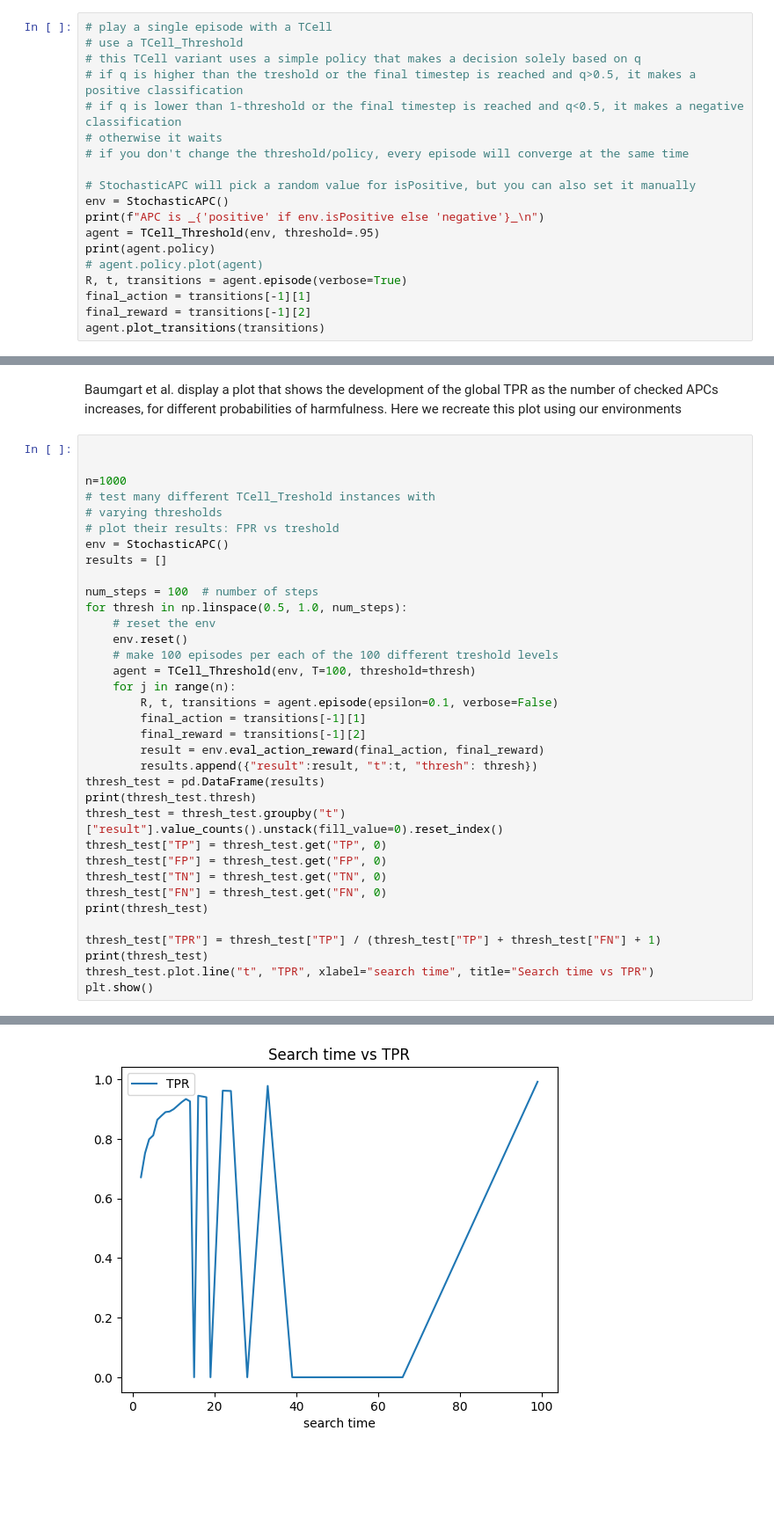
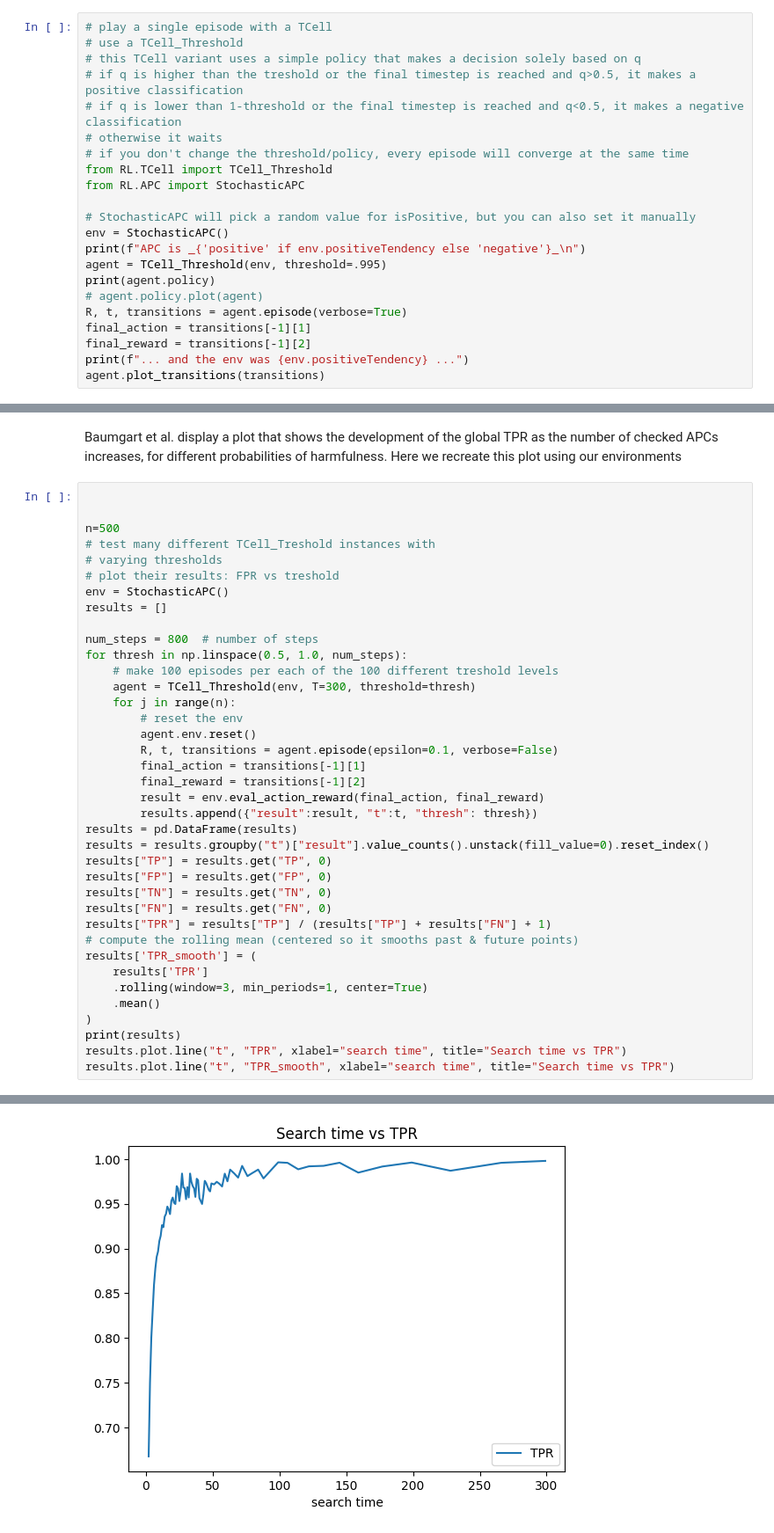
Before and after one commit to nikoczernin/tcells, a Jupyter notebook: baumgart_repro.ipynb, the cells around one changed output, grey strips where cells are left out. Shown at 88% size. Drawn from its saved outputs; the diff is of its cells as text; blank space fills up the shorter version.

```diff
--- a/baumgart_repro.ipynb
+++ b/baumgart_repro.ipynb
@@ -81,16 +82,19 @@ Since the state-space is continuous, its policy is not tabular but rather a func
 # if q is lower than 1-threshold or the final timestep is reached and q<0.5, it makes a negative classification
 # otherwise it waits
 # if you don't change the threshold/policy, every episode will converge at the same time
+from RL.TCell import TCell_Threshold
+from RL.APC import StochasticAPC
 
 # StochasticAPC will pick a random value for isPositive, but you can also set it manually
 env = StochasticAPC()
-print(f"APC is _{'positive' if env.isPositive else 'negative'}_\n")
-agent = TCell_Threshold(env, threshold=.95)
+print(f"APC is _{'positive' if env.positiveTendency else 'negative'}_\n")
+agent = TCell_Threshold(env, threshold=.995)
 print(agent.policy)
 # agent.policy.plot(agent)
 R, t, transitions = agent.episode(verbose=True)
 final_action = transitions[-1][1]
 final_reward = transitions[-1][2]
+print(f"... and the env was {env.positiveTendency} ...")
 agent.plot_transitions(transitions)
 # %% [output]
 APC is _positive_
@@ -116,36 +164,39 @@ Baumgart et al. display a plot that shows the development of the global TPR as t
 # %%
 
 
-n=1000
+n=500
 # test many different TCell_Treshold instances with
 # varying thresholds
 # plot their results: FPR vs treshold
 env = StochasticAPC()
 results = []
 
-num_steps = 100  # number of steps
+num_steps = 800  # number of steps
 for thresh in np.linspace(0.5, 1.0, num_steps):
-    # reset the env
-    env.reset()
     # make 100 episodes per each of the 100 different treshold levels
-    agent = TCell_Threshold(env, T=100, threshold=thresh)
+    agent = TCell_Threshold(env, T=300, threshold=thresh)
     for j in range(n):
+        # reset the env
+        agent.env.reset()
         R, t, transitions = agent.episode(epsilon=0.1, verbose=False)
         final_action = transitions[-1][1]
         final_reward = transitions[-1][2]
         result = env.eval_action_reward(final_action, final_reward)
         results.append({"result":result, "t":t, "thresh": thresh})
-thresh_test = pd.DataFrame(results)
-print(thresh_test.thresh)
-thresh_test = thresh_test.groupby("t")["result"].value_counts().unstack(fill_value=0).reset_index()
-thresh_test["TP"] = thresh_test.get("TP", 0)
-thresh_test["FP"] = thresh_test.get("FP", 0)
-thresh_test["TN"] = thresh_test.get("TN", 0)
-thresh_test["FN"] = thresh_test.get("FN", 0)
-print(thresh_test)
-
-thresh_test["TPR"] = thresh_test["TP"] / (thresh_test["TP"] + thresh_test["FN"] + 1)
-print(thresh_test)
-thresh_test.plot.line("t", "TPR", xlabel="search time", title="Search time vs TPR")
-plt.show()
+results = pd.DataFrame(results)
+results = results.groupby("t")["result"].value_counts().unstack(fill_value=0).reset_index()
+results["TP"] = results.get("TP", 0)
+results["FP"] = results.get("FP", 0)
+results["TN"] = results.get("TN", 0)
+results["FN"] = results.get("FN", 0)
+results["TPR"] = results["TP"] / (results["TP"] + results["FN"] + 1)
+# compute the rolling mean (centered so it smooths past & future points)
+results['TPR_smooth'] = (
+    results['TPR']
+    .rolling(window=3, min_periods=1, center=True)
+    .mean()
+)
+print(results)
+results.plot.line("t", "TPR", xlabel="search time", title="Search time vs TPR")
+results.plot.line("t", "TPR_smooth", xlabel="search time", title="Search time vs TPR")
 # %% [output]
@@ -169 +218 @@ Name: thresh, Length: 100000, dtype: float64
-[figure, old version]
+[figure, new version]
```
Also changed, not shown: parts of 6 cells of this notebook, 3 other files.
